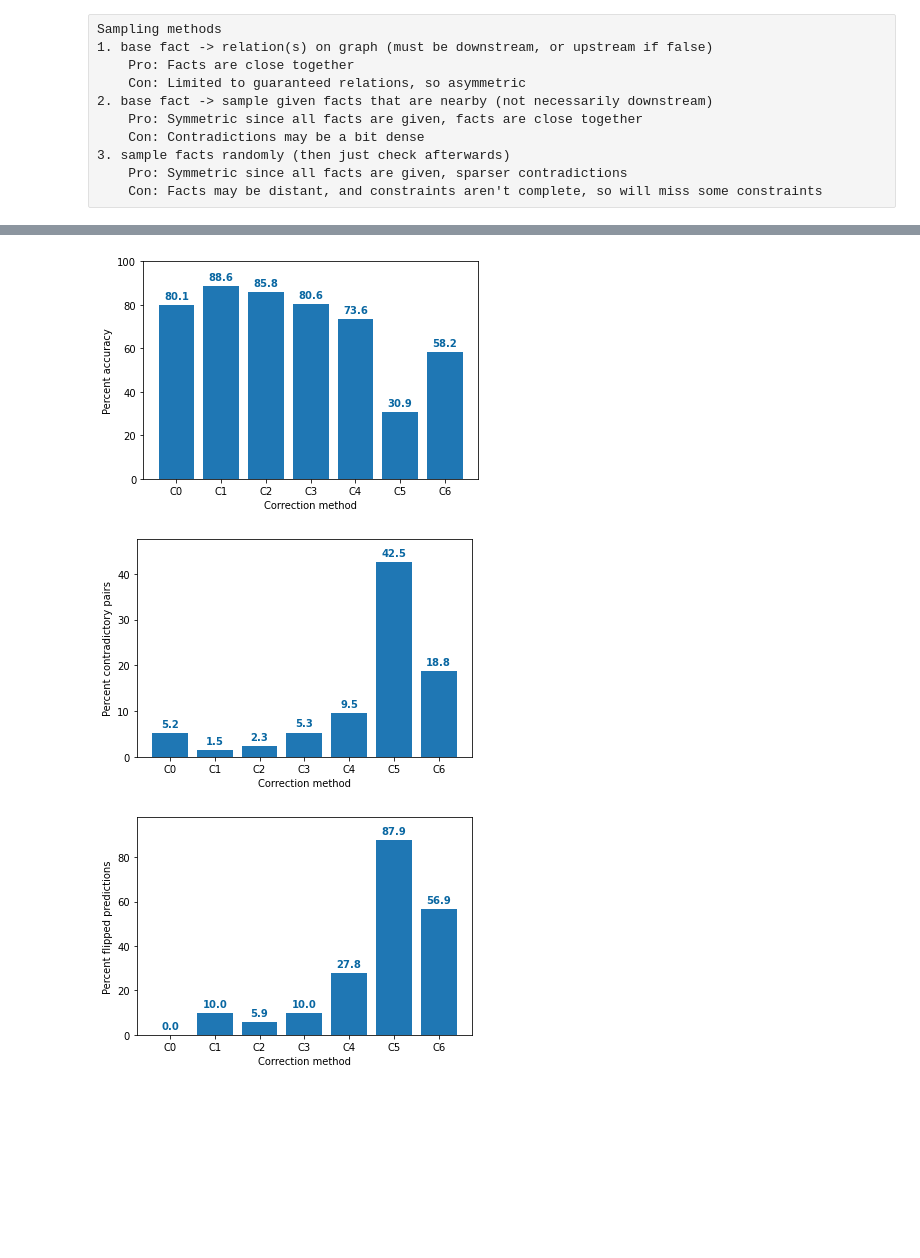
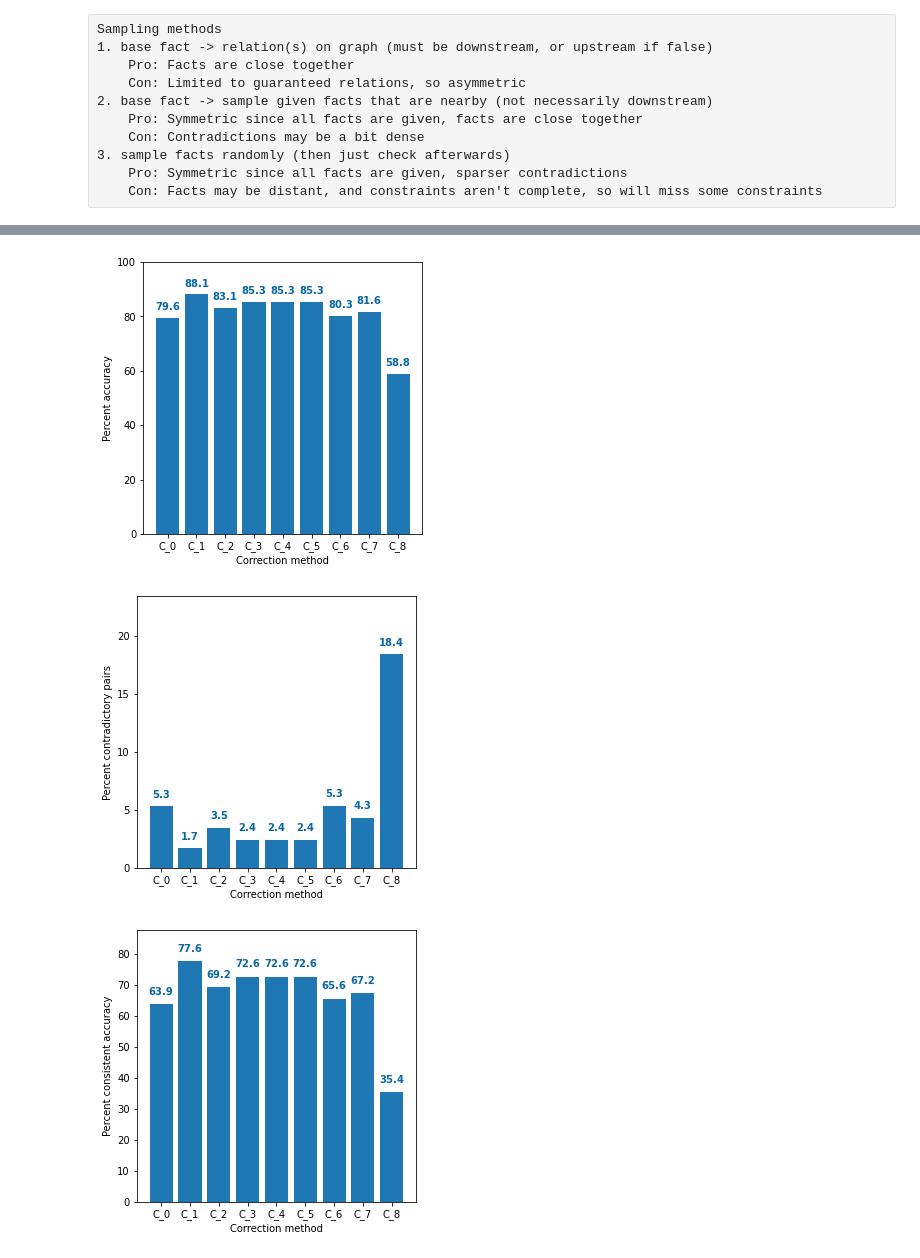
Before and after one commit to patrickliu2011/cs224n-project, a Jupyter notebook: pipeline.ipynb, the cells around one changed output, grey strips where cells are left out. Saved outputs shown, nothing was run; the diff lists cells and outputs as text; code cells hidden in the pictures; blank space fills up the shorter version.

Commit message:
Fix C_6 bug, add result csv saving

```diff
--- a/pipeline.ipynb
+++ b/pipeline.ipynb
@@ -326,10 +327,12 @@ def evaluate(predictions, answers, pred_batch):
     # predictions, answers, relations hould be size (N, B)
 
     # Calculate accurate examples
-    acc = np.sum(predictions == answers)
+    correct = (predictions == answers)
+    acc = np.sum(correct)
 
     # Calculate contradictions
     con = 0
+    conacc = 0
     for i in range(N):
         for j in range(B):
             for k in range(j+1, B):
@@ -337,10 +340,12 @@ def evaluate(predictions, answers, pred_batch):
                     relations[i, j], predictions[i, j], relations[i, k], predictions[i, k])
                 if contra:
                     con += 1
+                else:
+                    conacc += (correct[i, j] and correct[i, k])
 
     total = predictions.size
     bsize = predictions.shape[0]
-    return acc, con, total, bsize
+    return acc, con, conacc, total, bsize
 # %% [raw]
 Sampling methods
 1. base fact -> relation(s) on graph (must be downstream, or upstream if false)
@@ -483,0 +501,3 @@ Runtime: 236.06376814842224
+# %%
+df = pd.read_csv(f'results/{now}.csv')
+df
@@ -484,40 +515,57 @@ Runtime: 236.06376814842224
+# %%
+correction_fn_names = df['correction_fn'].to_numpy()
+acc_count = df['acc_count'].to_numpy()
+con_count = df['con_count'].to_numpy()
+conacc_count = df['conacc_count'].to_numpy()
+flip_count = df['flip_count'].to_numpy()
+total_count = df['total_count'].to_numpy()
+num_batches = df['num_batches'].to_numpy()
 # %%
-now = datetime.now().strftime("%Y-%m-%dT%H:%M:%S")
-
-correction_fn_aliases = [f"C{i}" for i in range(len(correction_fns))]
 accuracies = acc_count / total_count * 100
-fig, ax = plt.subplots()
-ax.bar(correction_fn_aliases, accuracies)
+figsize = (5,5)
+fig, ax = plt.subplots(figsize=figsize)
+ax.bar(correction_fn_names, accuracies)
 for i, v in enumerate(accuracies):
     ax.text(i, v + 1 + max(accuracies) // 25, str(round(v, 1)), color="#0967a2", fontweight='semibold', ha='center', va='center')
 ax.set_ylim(0, 100)
 ax.set_xlabel("Correction method")
 ax.set_ylabel("Percent accuracy")
 plt.show()
-fig.savefig(f"figures/accuracy_{now}.png")
+# fig.savefig(f"figures/accuracy_{now}.png")
 
-fig, ax = plt.subplots()
+fig, ax = plt.subplots(figsize=figsize)
 contra_rates = con_count / (num_batches * B * (B - 1) / 2) * 100
-plt.bar(correction_fn_aliases, contra_rates)
+plt.bar(correction_fn_names, contra_rates)
 for i, v in enumerate(contra_rates):
     ax.text(i, v + 1 + max(contra_rates) // 25, str(round(v, 1)), color="#0967a2", fontweight='semibold', ha='center', va='center')
 ax.set_ylim(0, min(max(contra_rates) + 5, 100))
 ax.set_xlabel("Correction method")
 ax.set_ylabel("Percent contradictory pairs")
 plt.show()
-fig.savefig(f"figures/contradict_{now}.png")
+# fig.savefig(f"figures/contradict_{now}.png")
 
-fig, ax = plt.subplots()
+fig, ax = plt.subplots(figsize=figsize)
+conacc_rates = conacc_count / (num_batches * B * (B - 1) / 2) * 100
+plt.bar(correction_fn_names, conacc_rates)
+for i, v in enumerate(conacc_rates):
+    ax.text(i, v + 1 + max(accuracies) // 25, str(round(v, 1)), color="#0967a2", fontweight='semibold', ha='center', va='center')
+ax.set_ylim(0, min(max(conacc_rates) + 10, 100))
+ax.set_xlabel("Correction method")
+ax.set_ylabel("Percent consistent accuracy")
+plt.show()
+# fig.savefig(f"figures/consistentaccuracy_{now}.png")
+
+fig, ax = plt.subplots(figsize=figsize)
 flip_rates = (flip_count / total_count) * 100
 plt.bar(correction_fn_aliases, flip_rates)
 for i, v in enumerate(flip_rates):
     ax.text(i, v + 1 + max(accuracies) // 25, str(round(v, 1)), color="#0967a2", fontweight='semibold', ha='center', va='center')
 ax.set_ylim(0, min(max(flip_rates) + 10, 100))
 ax.set_xlabel("Correction method")
 ax.set_ylabel("Percent flipped predictions")
 plt.show()
-fig.savefig(f"figures/flipped_{now}.png")
+# fig.savefig(f"figures/flipped_{now}.png")
 # %% [output]
-[figure, old version]
+[figure, new version]
-[figure, old version]
+[figure, new version]
-[figure, old version]
+[figure, new version]
```
Also changed, not shown: parts of 7 cells of this notebook, 2 other files.
